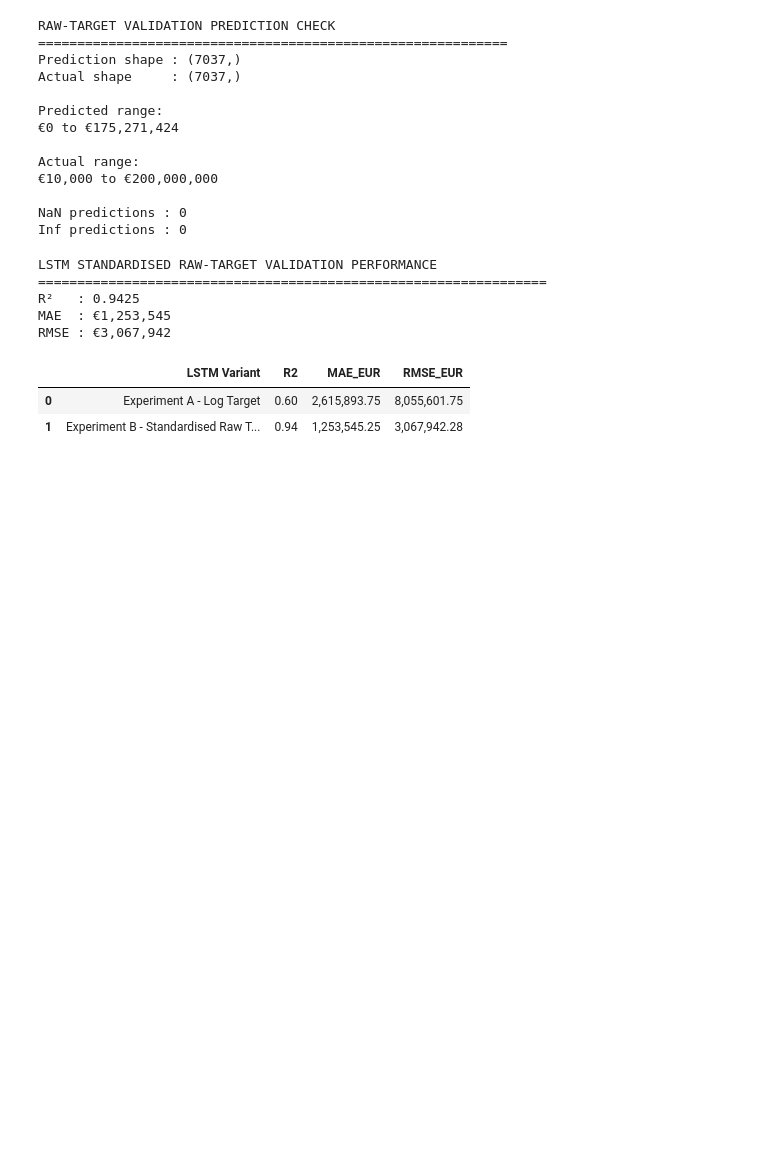
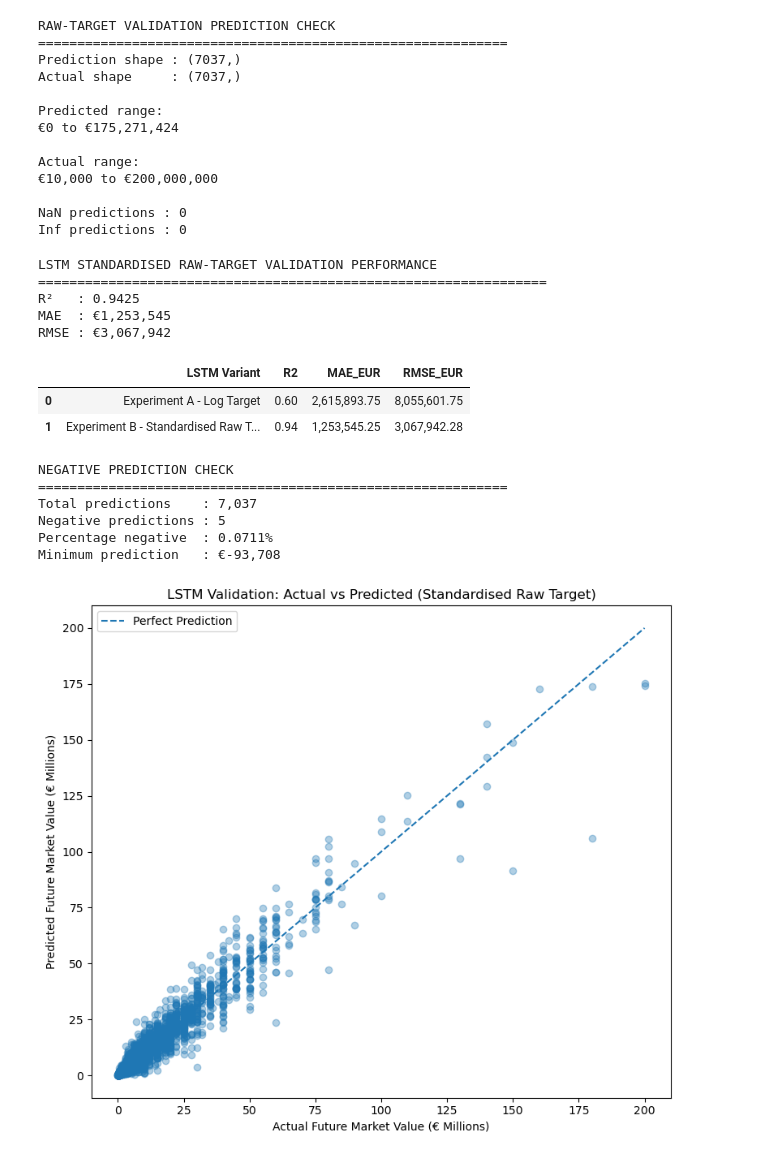
Before and after one commit to Trun99/Football-Market-Value-Prediction, a Jupyter notebook: notebooks/Preprocessing/Experiment_2_Future_Prediction/12_deep_learning_sequence_investigation.ipynb, the cells around one changed output. Drawn from its saved outputs; the diff is of its cells as text; code cells hidden in the pictures; blank space fills up the shorter version.

Commit message:
Final update - Football Market Value Prediction

```diff
--- a/notebooks/Preprocessing/Experiment_2_Future_Prediction/12_deep_learning_sequence_investigation.ipynb
+++ b/notebooks/Preprocessing/Experiment_2_Future_Prediction/12_deep_learning_sequence_investigation.ipynb
@@ -2038,3 +2038,68 @@ lstm_target_comparison
 |  | LSTM Variant | R2 | MAE_EUR | RMSE_EUR |
 | 0 | Experiment A - Log Target | 0.60 | 2,615,893.75 | 8,055,601.75 |
 | 1 | Experiment B - Standardised Raw T... | 0.94 | 1,253,545.25 | 3,067,942.28 |
+# %%
+# Recover predictions before clipping to zero
+y_val_pred_raw_unclipped = target_scaler.inverse_transform(
+    y_val_pred_scaled_raw
+).ravel()
+
+negative_mask = y_val_pred_raw_unclipped < 0
+
+negative_count = negative_mask.sum()
+negative_percentage = (
+    negative_count / len(y_val_pred_raw_unclipped)
+) * 100
+
+print("NEGATIVE PREDICTION CHECK")
+print("=" * 60)
+
+print(f"Total predictions    : {len(y_val_pred_raw_unclipped):,}")
+print(f"Negative predictions : {negative_count:,}")
+print(f"Percentage negative  : {negative_percentage:.4f}%")
+
+if negative_count > 0:
+    print(
+        f"Minimum prediction   : "
+        f"€{y_val_pred_raw_unclipped.min():,.0f}"
+    )
+# %% [output]
+NEGATIVE PREDICTION CHECK
+============================================================
+Total predictions    : 7,037
+Negative predictions : 5
+Percentage negative  : 0.0711%
+Minimum prediction   : €-93,708
+# %%
+plt.figure(figsize=(8, 7))
+
+plt.scatter(
+    y_val / 1_000_000,
+    y_val_pred_raw / 1_000_000,
+    alpha=0.35
+)
+
+max_value = max(
+    y_val.max(),
+    y_val_pred_raw.max()
+) / 1_000_000
+
+plt.plot(
+    [0, max_value],
+    [0, max_value],
+    linestyle="--",
+    label="Perfect Prediction"
+)
+
+plt.xlabel("Actual Future Market Value (€ Millions)")
+plt.ylabel("Predicted Future Market Value (€ Millions)")
+plt.title(
+    "LSTM Validation: Actual vs Predicted "
+    "(Standardised Raw Target)"
+)
+
+plt.legend()
+plt.tight_layout()
+plt.show()
+# %% [output]
+[figure, added]
```
Also changed, not shown: parts of 41 cells of this notebook, 12 other files.
